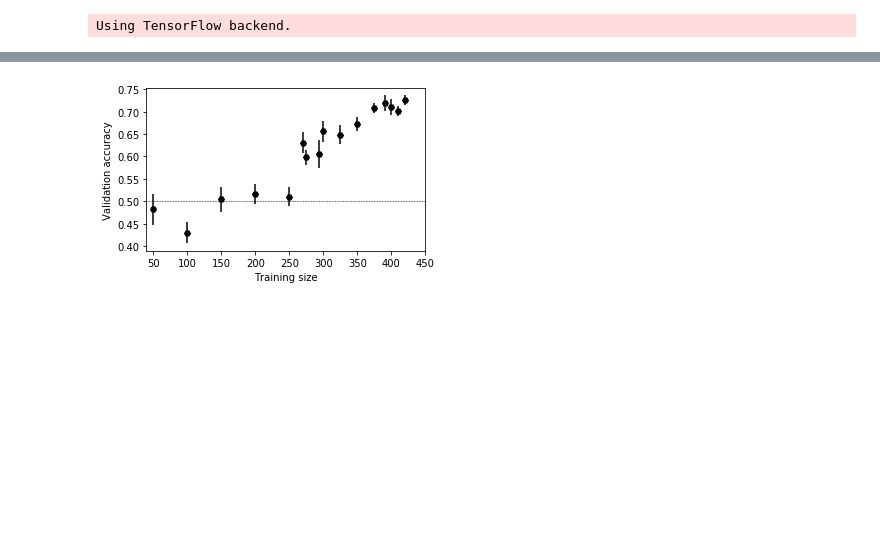
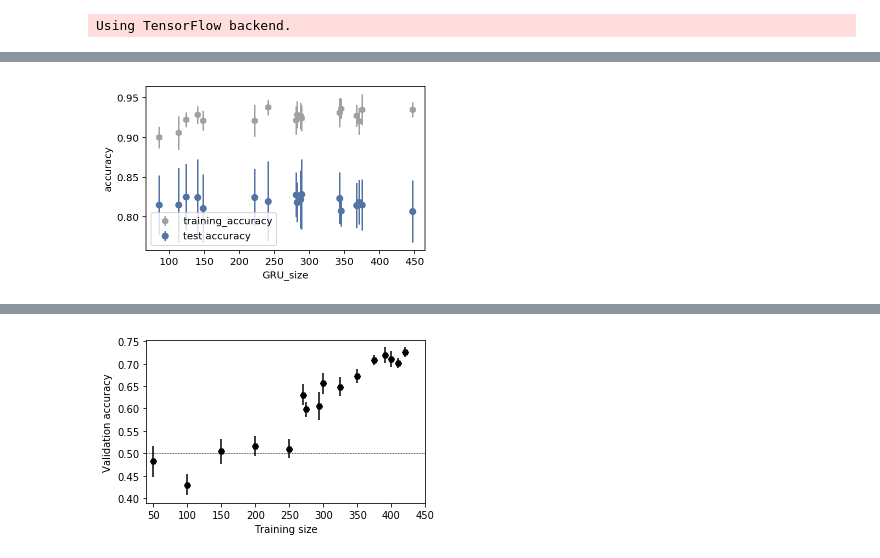
Before and after one commit to AndreaAmico/DeepMouse, a Jupyter notebook: live_history.ipynb, the cells around one changed output, grey strips where cells are left out. Saved outputs shown, nothing was run; the diff lists cells and outputs as text; code cells hidden in the pictures; blank space fills up the shorter version.

```diff
--- a/live_history.ipynb
+++ b/live_history.ipynb
@@ -66,3 +35,4 @@ def plot_mean_std(df_row, loss=False):
 # %%
-grid_df = pd.read_pickle('./model_data/grid_{}.pkl'.format('06'))
-# grid_df = pd.read_pickle('G:\Il mio Drive\Colab Notebooks\deep_mouse\model_data/grid_{}.pkl'.format('08'))
+VERSION = '13'
+drive_path = 'G:/Il mio Drive/Colab Notebooks/deep_mouse/model_data/grid_{}.pkl'.format(VERSION)
+df_13 = pd.read_pickle(drive_path)
@@ -96,0 +50,4 @@ Use tf.cast instead.
+# %%
+fig, ax = plot_scan_variable(df_13, 'GRU_size', start=200, stop=249)
+# %% [output]
+[figure, added]
```
Also changed, not shown: parts of 23 cells of this notebook, 5 other files.
